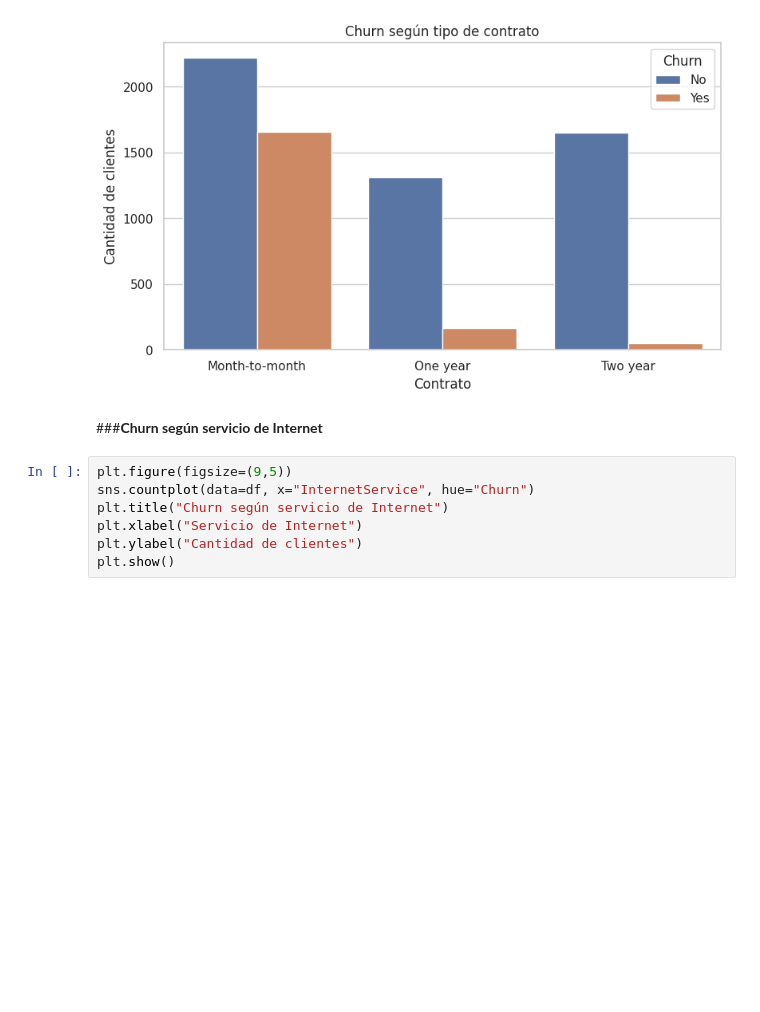
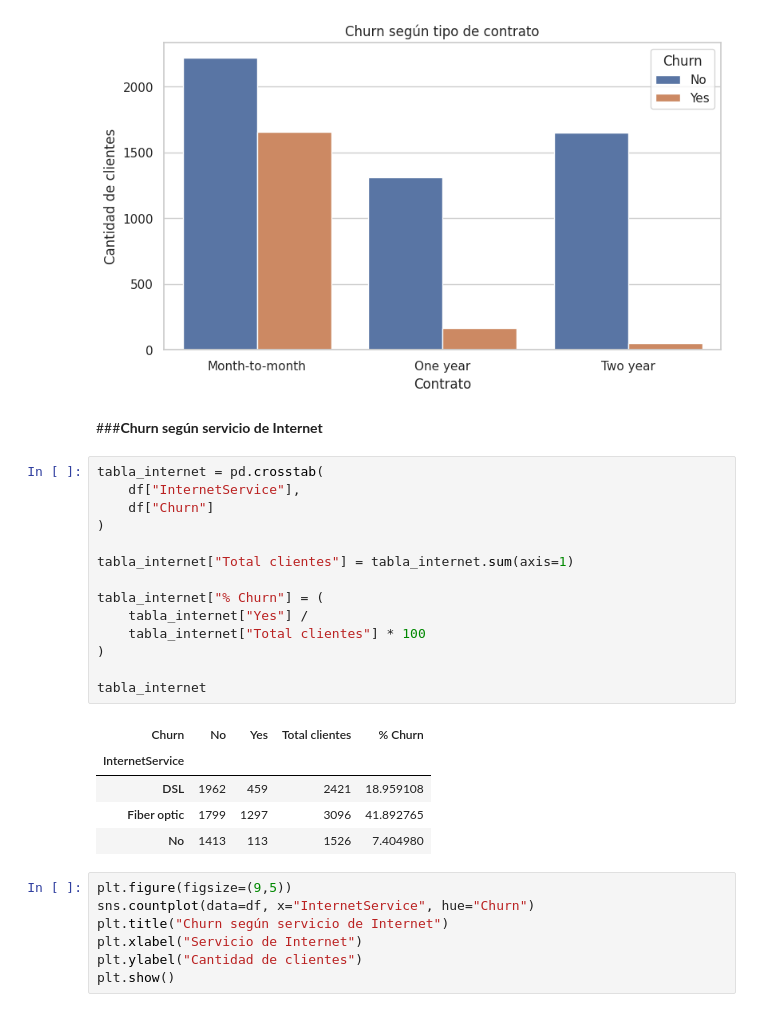
Before and after one commit to mipaillafil/telco-ml-e1, a Jupyter notebook: notebooks/machine_telco_limpio.ipynb, the cells around one changed output. Drawn from its saved outputs; the diff is of its cells as text; blank space fills up the shorter version.

```diff
--- a/notebooks/machine_telco_limpio.ipynb
+++ b/notebooks/machine_telco_limpio.ipynb
@@ -234,6 +254,26 @@ plt.show()
 [figure]
 # %% [markdown]
 ###**Churn según servicio de Internet**
+# %%
+tabla_internet = pd.crosstab(
+    df["InternetService"],
+    df["Churn"]
+)
+
+tabla_internet["Total clientes"] = tabla_internet.sum(axis=1)
+
+tabla_internet["% Churn"] = (
+    tabla_internet["Yes"] /
+    tabla_internet["Total clientes"] * 100
+)
+
+tabla_internet
+# %% [output]
+| Churn | No | Yes | Total clientes | % Churn |
+| InternetService |  |  |  |  |
+| DSL | 1962 | 459 | 2421 | 18.959108 |
+| Fiber optic | 1799 | 1297 | 3096 | 41.892765 |
+| No | 1413 | 113 | 1526 | 7.404980 |
 # %%
 plt.figure(figsize=(9,5))
 sns.countplot(data=df, x="InternetService", hue="Churn")
```
Also changed, not shown: parts of 5 cells of this notebook.
